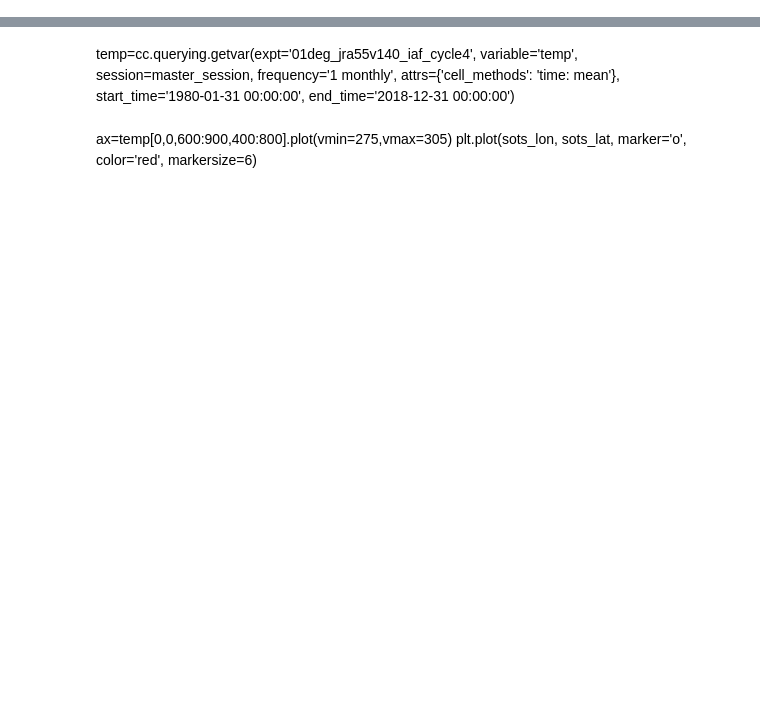
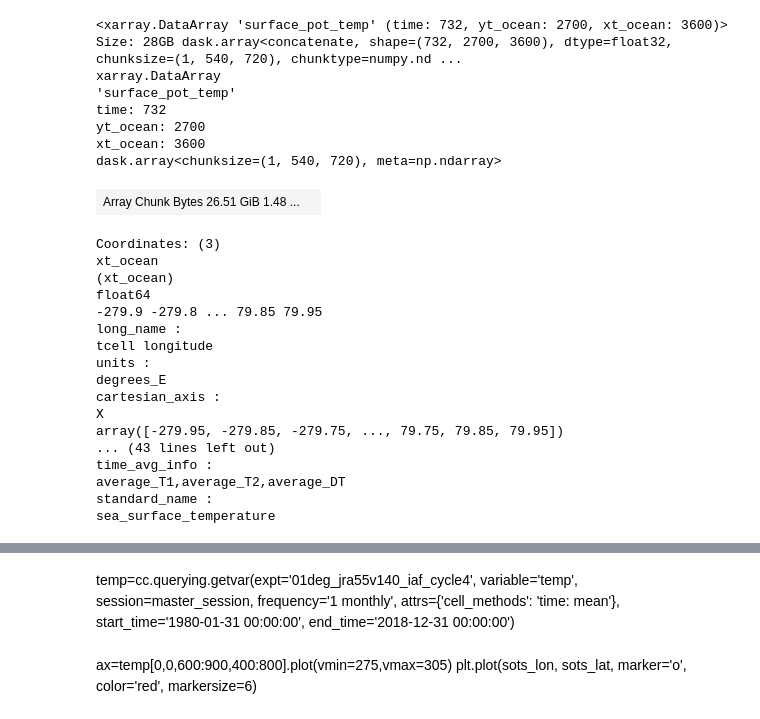
Before and after one commit to PaulSpence/21CW_SOTS_Ocean, a Jupyter notebook: notebooks/om2_01_temp.ipynb, the cells around one changed output, grey strips where cells are left out. Saved outputs shown, nothing was run; the diff lists cells and outputs as text; code cells hidden in the pictures; blank space fills up the shorter version.

Commit message:
updating script to use intake catalogue

```diff
--- a/notebooks/om2_01_temp.ipynb
+++ b/notebooks/om2_01_temp.ipynb
@@ -25,0 +32,8 @@ client
+# %%
+#https://access-nri-intake-catalog.readthedocs.io/en/latest/usage/quickstart.html
+catalog = intake.cat.access_nri
+#catalog_filtered = catalog.search(model="ACCESS-OM2")
+#catalog_filtered
+# %%
+esm_datastore = catalog.search(name="01deg_jra55v140_iaf_cycle4").to_source()
+esm_datastore.keys()
@@ -25,0 +58,3 @@ client
+# %%
+esm_datastore_filtered = esm_datastore.search(variable="surface_pot_temp")
+esm_datastore_filtered.keys()
@@ -25,0 +65,4 @@ client
+# %%
+#dataset = esm_datastore_filtered.search(frequency="1mon").to_dask(progressbar=False)
+dataset = esm_datastore_filtered.search(frequency="1mon").to_dask(xarray_open_kwargs={'decode_timedelta':True},progressbar=False)
+dataset
@@ -25,0 +135,28 @@ client
+# %%
+sst=dataset.surface_pot_temp
+# %% [output]
+<xarray.DataArray 'surface_pot_temp' (time: 732, yt_ocean: 2700, xt_ocean: 3600)> Size: 28GB dask.array<concatenate, shape=(732, 2700, 3600), dtype=float32, chunksize=(1, 540, 720), chunktype=numpy.nd ...
+xarray.DataArray
+'surface_pot_temp'
+time: 732
+yt_ocean: 2700
+xt_ocean: 3600
+dask.array<chunksize=(1, 540, 720), meta=np.ndarray>
+| Array Chunk Bytes 26.51 GiB 1.48 ... |  |
+Coordinates: (3)
+xt_ocean
+(xt_ocean)
+float64
+-279.9 -279.8 ... 79.85 79.95
+long_name :
+tcell longitude
+units :
+degrees_E
+cartesian_axis :
+X
+array([-279.95, -279.85, -279.75, ..., 79.75, 79.85, 79.95])
+... (43 lines left out)
+time_avg_info :
+average_T1,average_T2,average_DT
+standard_name :
+sea_surface_temperature
```
Also changed, not shown: parts of 27 cells of this notebook, 1 other file.
